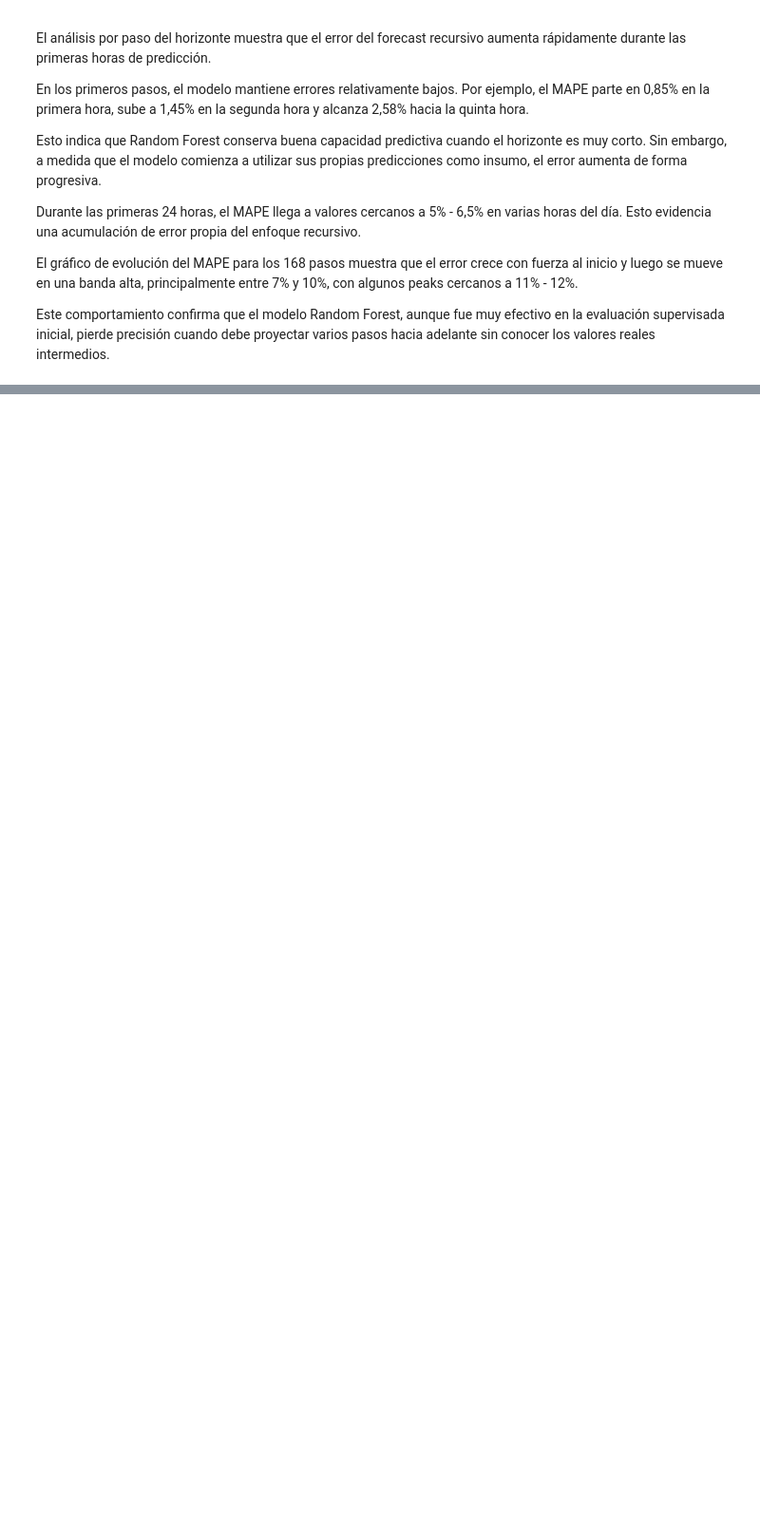
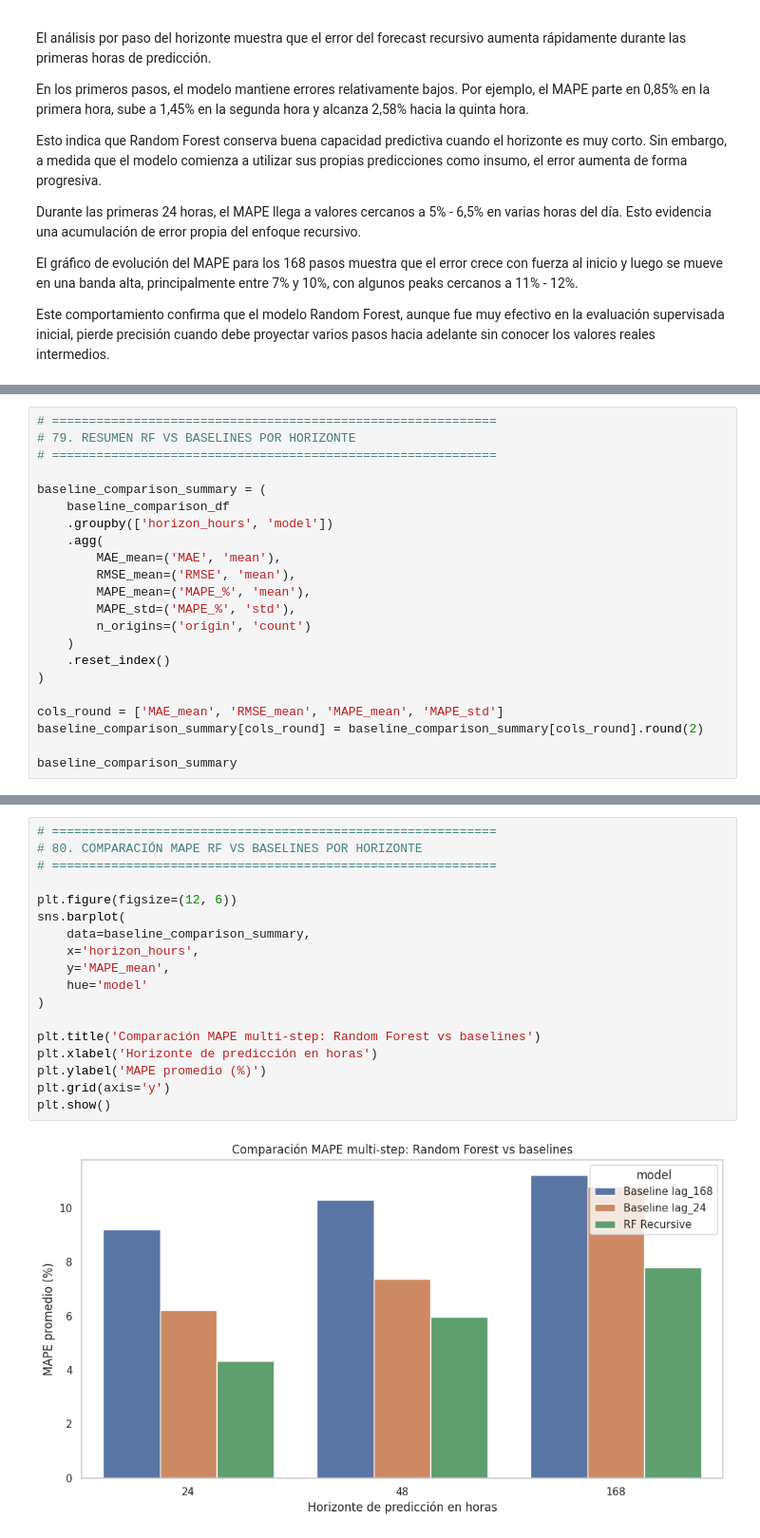
Before and after one commit to jonabaroadsrp/Portafolio_Energia_P1, a Jupyter notebook: forecasting_de_demanda_electrica_P1.ipynb, the cells around one changed output, grey strips where cells are left out. Shown at 95% size. Drawn from its saved outputs; the diff is of its cells as text; blank space fills up the shorter version.

```diff
--- a/forecasting_de_demanda_electrica_P1.ipynb
+++ b/forecasting_de_demanda_electrica_P1.ipynb
@@ -2628,0 +3231,22 @@ predicción imperfecta
+# %%
+# ============================================================
+# 79. RESUMEN RF VS BASELINES POR HORIZONTE
+# ============================================================
+
+baseline_comparison_summary = (
+    baseline_comparison_df
+    .groupby(['horizon_hours', 'model'])
+    .agg(
+        MAE_mean=('MAE', 'mean'),
+        RMSE_mean=('RMSE', 'mean'),
+        MAPE_mean=('MAPE_%', 'mean'),
+        MAPE_std=('MAPE_%', 'std'),
+        n_origins=('origin', 'count')
+    )
+    .reset_index()
+)
+
+cols_round = ['MAE_mean', 'RMSE_mean', 'MAPE_mean', 'MAPE_std']
+baseline_comparison_summary[cols_round] = baseline_comparison_summary[cols_round].round(2)
+
+baseline_comparison_summary
@@ -2628,0 +3264,20 @@ predicción imperfecta
+# %%
+# ============================================================
+# 80. COMPARACIÓN MAPE RF VS BASELINES POR HORIZONTE
+# ============================================================
+
+plt.figure(figsize=(12, 6))
+sns.barplot(
+    data=baseline_comparison_summary,
+    x='horizon_hours',
+    y='MAPE_mean',
+    hue='model'
+)
+
+plt.title('Comparación MAPE multi-step: Random Forest vs baselines')
+plt.xlabel('Horizonte de predicción en horas')
+plt.ylabel('MAPE promedio (%)')
+plt.grid(axis='y')
+plt.show()
+# %% [output]
+[figure, added]
```
Also changed, not shown: parts of 48 cells of this notebook.
